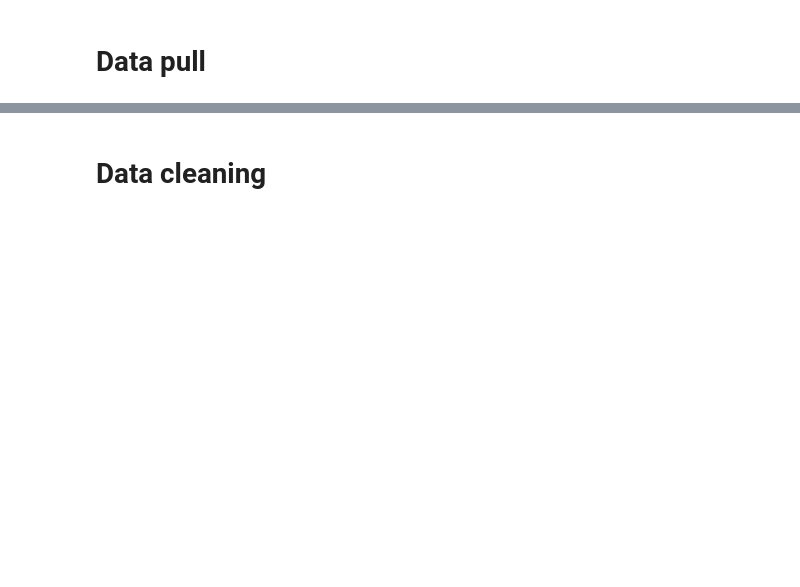
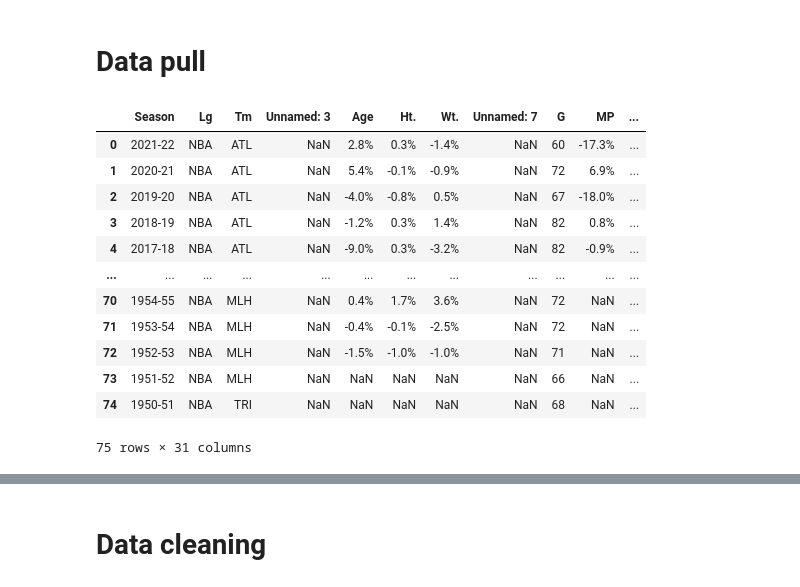
Before and after one commit to almulldreyer/machine-learning-project-4, a Jupyter notebook: main/Data_scrape.ipynb, the cells around one changed output, grey strips where cells are left out. Cells and saved outputs as stored; diff of their text form; code cells hidden in the pictures; blank space fills up the shorter version.

```diff
--- a/main/Data_scrape.ipynb
+++ b/main/Data_scrape.ipynb
@@ -36,0 +54,16 @@ for team in teams:
+# %%
+team_tables[0]
+# %% [output]
+|  | Season | Lg | Tm | Unnamed: 3 | Age | Ht. | Wt. | Unnamed: 7 | G | MP | ... |
+| 0 | 2021-22 | NBA | ATL | NaN | 2.8% | 0.3% | -1.4% | NaN | 60 | -17.3% | ... |
+| 1 | 2020-21 | NBA | ATL | NaN | 5.4% | -0.1% | -0.9% | NaN | 72 | 6.9% | ... |
+| 2 | 2019-20 | NBA | ATL | NaN | -4.0% | -0.8% | 0.5% | NaN | 67 | -18.0% | ... |
+| 3 | 2018-19 | NBA | ATL | NaN | -1.2% | 0.3% | 1.4% | NaN | 82 | 0.8% | ... |
+| 4 | 2017-18 | NBA | ATL | NaN | -9.0% | 0.3% | -3.2% | NaN | 82 | -0.9% | ... |
+| ... | ... | ... | ... | ... | ... | ... | ... | ... | ... | ... | ... |
+| 70 | 1954-55 | NBA | MLH | NaN | 0.4% | 1.7% | 3.6% | NaN | 72 | NaN | ... |
+| 71 | 1953-54 | NBA | MLH | NaN | -0.4% | -0.1% | -2.5% | NaN | 72 | NaN | ... |
+| 72 | 1952-53 | NBA | MLH | NaN | -1.5% | -1.0% | -1.0% | NaN | 71 | NaN | ... |
+| 73 | 1951-52 | NBA | MLH | NaN | NaN | NaN | NaN | NaN | 66 | NaN | ... |
+| 74 | 1950-51 | NBA | TRI | NaN | NaN | NaN | NaN | NaN | 68 | NaN | ... |
+75 rows × 31 columns
```
Also changed, not shown: parts of 9 cells of this notebook, 31 other files.
